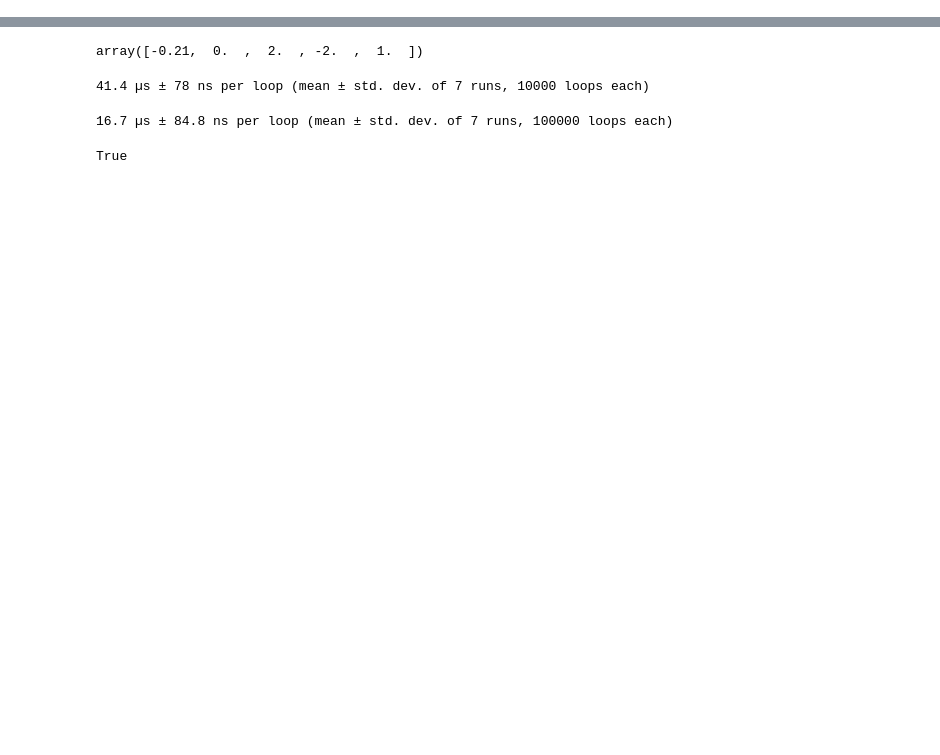
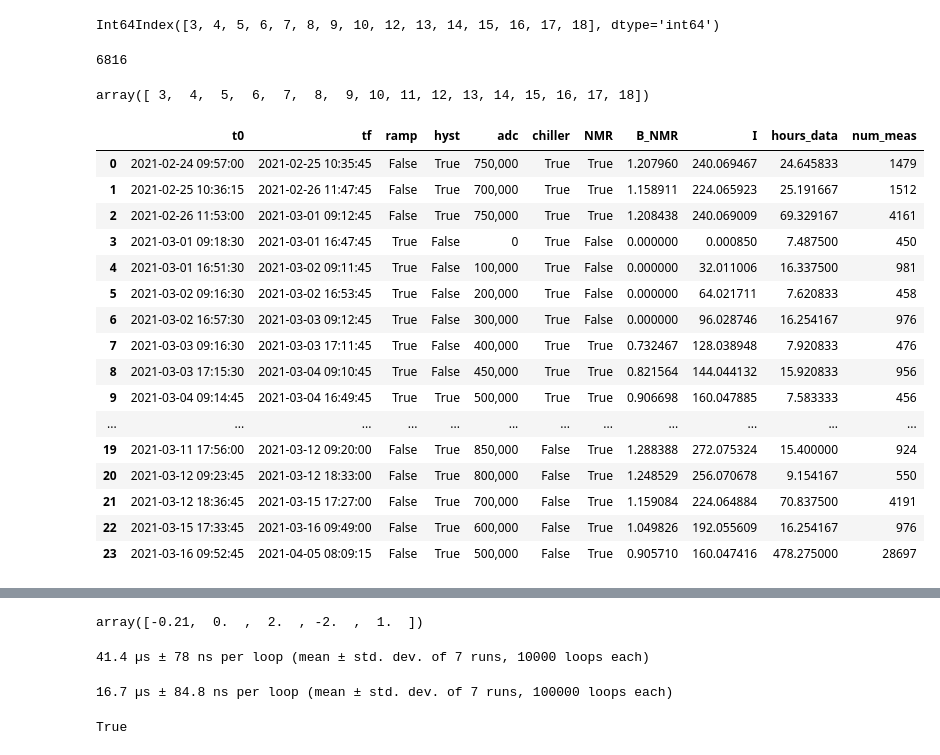
Before and after one commit to ckampa13/hallprobecalib, a Jupyter notebook: scripts/magnet_ramp_Feb_2021/Scratch-Loading_Processed_Data.ipynb, the cells around one changed output, grey strips where cells are left out. Drawn from its saved outputs; the diff is of its cells as text; code cells hidden in the pictures; blank space fills up the shorter version.

```diff
--- a/scripts/magnet_ramp_Feb_2021/Scratch-Loading_Processed_Data.ipynb
+++ b/scripts/magnet_ramp_Feb_2021/Scratch-Loading_Processed_Data.ipynb
@@ -27,0 +72,4 @@ results_hall_nmr = pkl.load(open(pklfit_temp_hall_nmr, 'rb'))
+# %%
+ramps
+# %% [output]
+Int64Index([3, 4, 5, 6, 7, 8, 9, 10, 12, 13, 14, 15, 16, 17, 18], dtype='int64')
@@ -27,0 +79,28 @@ results_hall_nmr = pkl.load(open(pklfit_temp_hall_nmr, 'rb'))
+# %%
+len(df_ramp)
+# %% [output]
+6816
+# %%
+df_ramp.run_num.unique()
+# %% [output]
+array([ 3,  4,  5,  6,  7,  8,  9, 10, 11, 12, 13, 14, 15, 16, 17, 18])
+# %%
+df_info
+# %% [output]
+|  | t0 | tf | ramp | hyst | adc | chiller | NMR | B_NMR | I | hours_data | num_meas |
+| 0 | 2021-02-24 09:57:00 | 2021-02-25 10:35:45 | False | True | 750,000 | True | True | 1.207960 | 240.069467 | 24.645833 | 1479 |
+| 1 | 2021-02-25 10:36:15 | 2021-02-26 11:47:45 | False | True | 700,000 | True | True | 1.158911 | 224.065923 | 25.191667 | 1512 |
+| 2 | 2021-02-26 11:53:00 | 2021-03-01 09:12:45 | False | True | 750,000 | True | True | 1.208438 | 240.069009 | 69.329167 | 4161 |
+| 3 | 2021-03-01 09:18:30 | 2021-03-01 16:47:45 | True | False | 0 | True | False | 0.000000 | 0.000850 | 7.487500 | 450 |
+| 4 | 2021-03-01 16:51:30 | 2021-03-02 09:11:45 | True | False | 100,000 | True | False | 0.000000 | 32.011006 | 16.337500 | 981 |
+| 5 | 2021-03-02 09:16:30 | 2021-03-02 16:53:45 | True | False | 200,000 | True | False | 0.000000 | 64.021711 | 7.620833 | 458 |
+| 6 | 2021-03-02 16:57:30 | 2021-03-03 09:12:45 | True | False | 300,000 | True | False | 0.000000 | 96.028746 | 16.254167 | 976 |
+| 7 | 2021-03-03 09:16:30 | 2021-03-03 17:11:45 | True | False | 400,000 | True | True | 0.732467 | 128.038948 | 7.920833 | 476 |
+| 8 | 2021-03-03 17:15:30 | 2021-03-04 09:10:45 | True | False | 450,000 | True | True | 0.821564 | 144.044132 | 15.920833 | 956 |
+| 9 | 2021-03-04 09:14:45 | 2021-03-04 16:49:45 | True | True | 500,000 | True | True | 0.906698 | 160.047885 | 7.583333 | 456 |
+| ... | ... | ... | ... | ... | ... | ... | ... | ... | ... | ... | ... |
+| 19 | 2021-03-11 17:56:00 | 2021-03-12 09:20:00 | False | True | 850,000 | False | True | 1.288388 | 272.075324 | 15.400000 | 924 |
+| 20 | 2021-03-12 09:23:45 | 2021-03-12 18:33:00 | False | True | 800,000 | False | True | 1.248529 | 256.070678 | 9.154167 | 550 |
+| 21 | 2021-03-12 18:36:45 | 2021-03-15 17:27:00 | False | True | 700,000 | False | True | 1.159084 | 224.064884 | 70.837500 | 4191 |
+| 22 | 2021-03-15 17:33:45 | 2021-03-16 09:49:00 | False | True | 600,000 | False | True | 1.049826 | 192.055609 | 16.254167 | 976 |
+| 23 | 2021-03-16 09:52:45 | 2021-04-05 08:09:15 | False | True | 500,000 | False | True | 0.905710 | 160.047416 | 478.275000 | 28697 |
```
Also changed, not shown: parts of 19 cells of this notebook, 7 other files.
